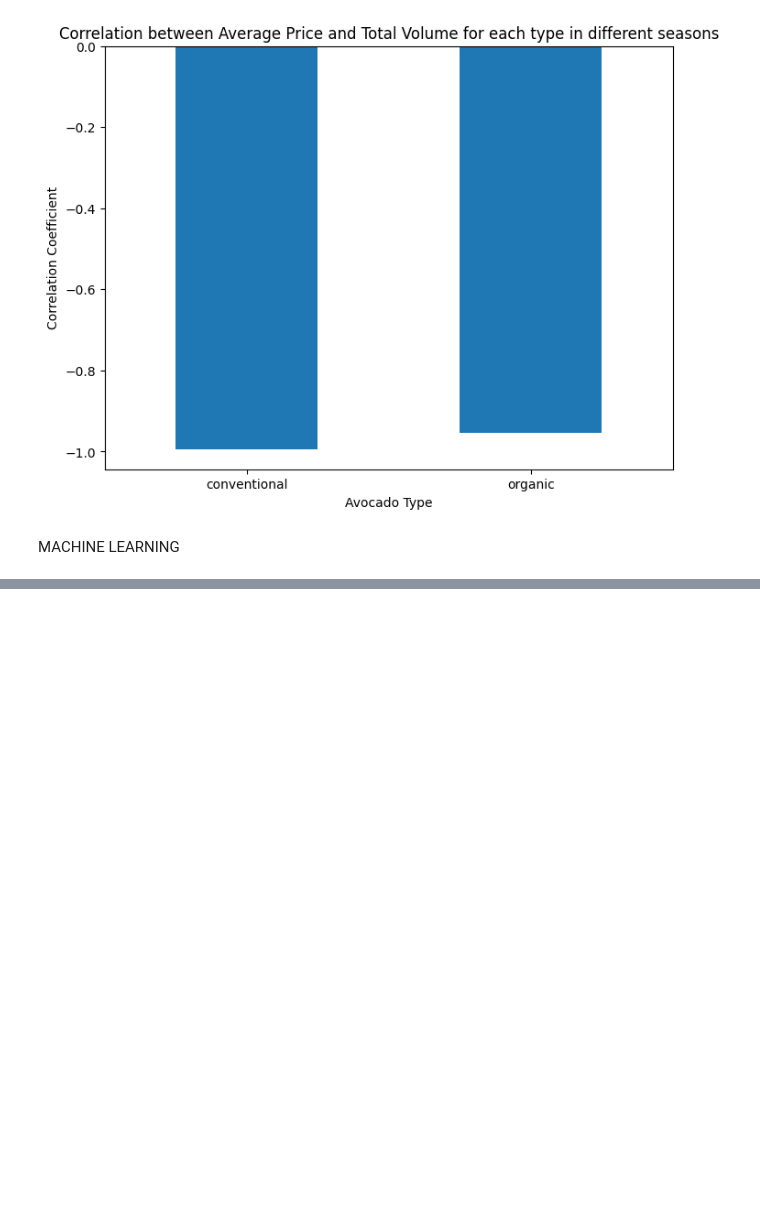
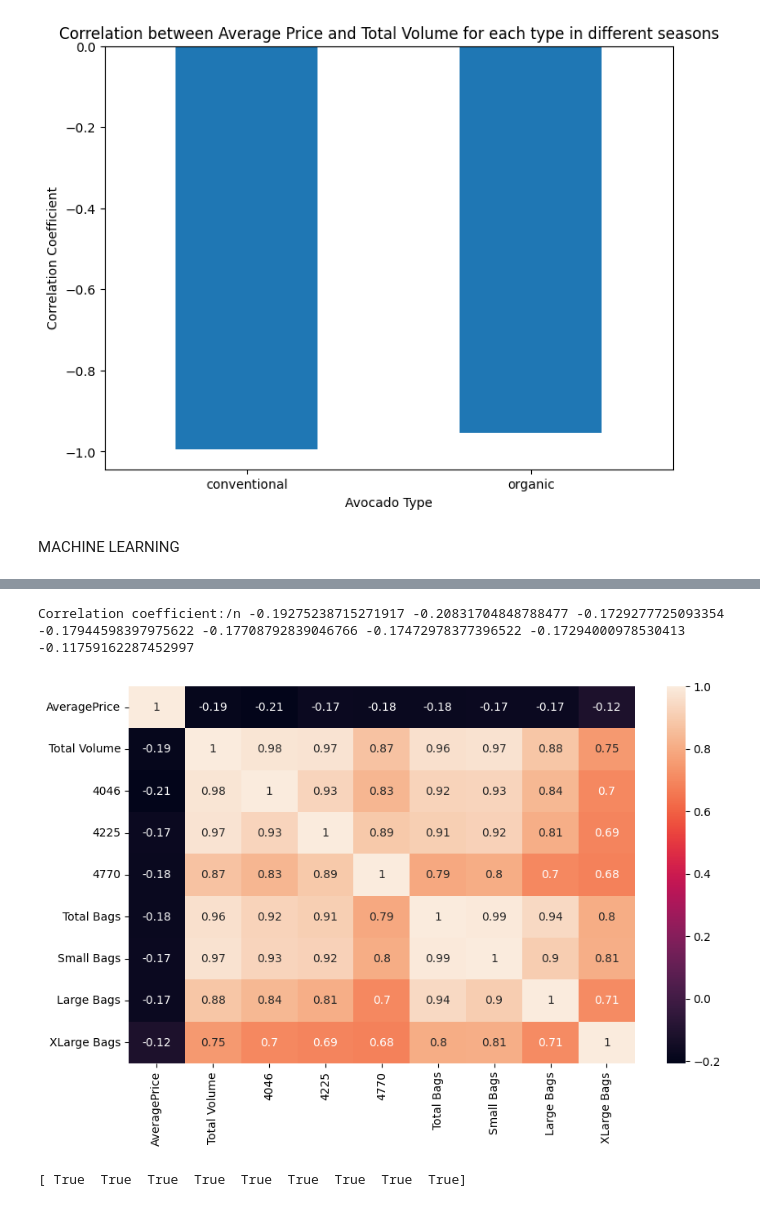
Before and after one commit to The-DigitalAcademy/Machine_Learning-Avocados-, a Jupyter notebook: Avocado_Analysis.ipynb, the cells around one changed output, grey strips where cells are left out. Cells and saved outputs as stored; diff of their text form; code cells hidden in the pictures; blank space fills up the shorter version.

```diff
--- a/Avocado_Analysis.ipynb
+++ b/Avocado_Analysis.ipynb
@@ -330,0 +377,5 @@ MACHINE LEARNING
+# %%
+avocado_df['DayOfWeek'] = pd.to_datetime(avocado_df['Date']).dt.day
+avocado_df['Month'] = pd.to_datetime(avocado_df['Date']).dt.month_name
+avocado_df['year'] = pd.to_datetime(avocado_df['Date']).dt.year
+print(avocado_df)
@@ -330,0 +400,14 @@ MACHINE LEARNING
+# %%
+def get_season(month):
+    if month in ['December','January','February']:
+        return 1
+    elif month in ['March','April','May']:
+        return 2
+    elif month in ['June','July','August']:
+        return 3
+    else:
+        return 4
+
+avocado_df['Seasons'] = avocado_df['Month'].apply(get_season)
+
+print(avocado_df)
@@ -330,0 +432,7 @@ MACHINE LEARNING
+# %%
+from sklearn import preprocessing
+
+label_encoder = preprocessing.LabelEncoder()
+avocado_df['type']= label_encoder.fit_transform(avocado_df['type'])
+
+avocado_df['type'].unique()
@@ -330,0 +495,44 @@ MACHINE LEARNING
+# %%
+correlation0 = avocado_df['AveragePrice'].corr(avocado_df['Total Volume'])
+correlation1 = avocado_df['AveragePrice'].corr(avocado_df['4046'])
+correlation2 = avocado_df['AveragePrice'].corr(avocado_df['4225'])
+correlation3 = avocado_df['AveragePrice'].corr(avocado_df['4770'])
+correlation4 = avocado_df['AveragePrice'].corr(avocado_df['Total Bags'])
+correlation5 = avocado_df['AveragePrice'].corr(avocado_df['Small Bags'])
+correlation6 = avocado_df['AveragePrice'].corr(avocado_df['Large Bags'])
+correlation7 = avocado_df['AveragePrice'].corr(avocado_df['XLarge Bags'])
+
+print('Correlation coefficient:/n',
+      correlation0,
+      correlation1,
+      correlation2,
+      correlation3,
+      correlation4,
+      correlation5,
+      correlation6,
+      correlation7)
+# %% [output]
+Correlation coefficient:/n -0.19275238715271917 -0.20831704848788477 -0.1729277725093354 -0.17944598397975622 -0.17708792839046766 -0.17472978377396522 -0.17294000978530413 -0.11759162287452997
+# %%
+selected_columns = ['AveragePrice','Total Volume','4046','4225','4770','Total Bags','Small Bags','Large Bags','XLarge Bags']
+subset_df = avocado_df[selected_columns]
+corr = subset_df.corr()
+
+plt.figure(figsize=(10, 6))
+sns.heatmap(corr, annot=True)
+plt.show()
+# %% [output]
+[figure, added]
+# %%
+from sklearn.feature_selection import VarianceThreshold
+
+selected_columns = ['AveragePrice','Total Volume','4046','4225','4770','Total Bags','Small Bags','Large Bags','XLarge Bags']
+
+X = avocado_df[selected_columns]
+v_threshold = VarianceThreshold(threshold=0)
+v_threshold.fit(X)
+selected_features = v_threshold.get_support()
+
+print(selected_features)
+# %% [output]
+[ True  True  True  True  True  True  True  True  True]
```
Also changed, not shown: parts of 21 cells of this notebook, 6 other files.
